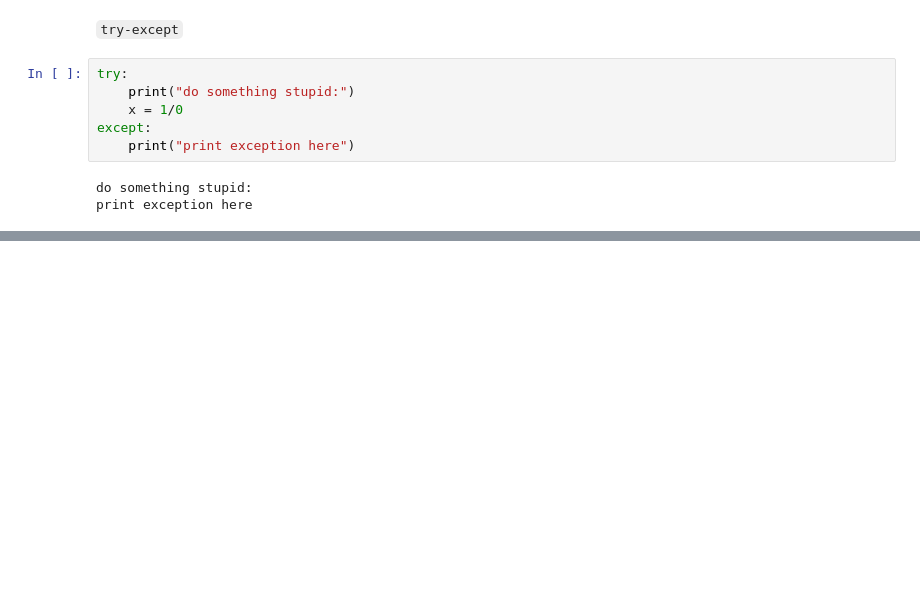
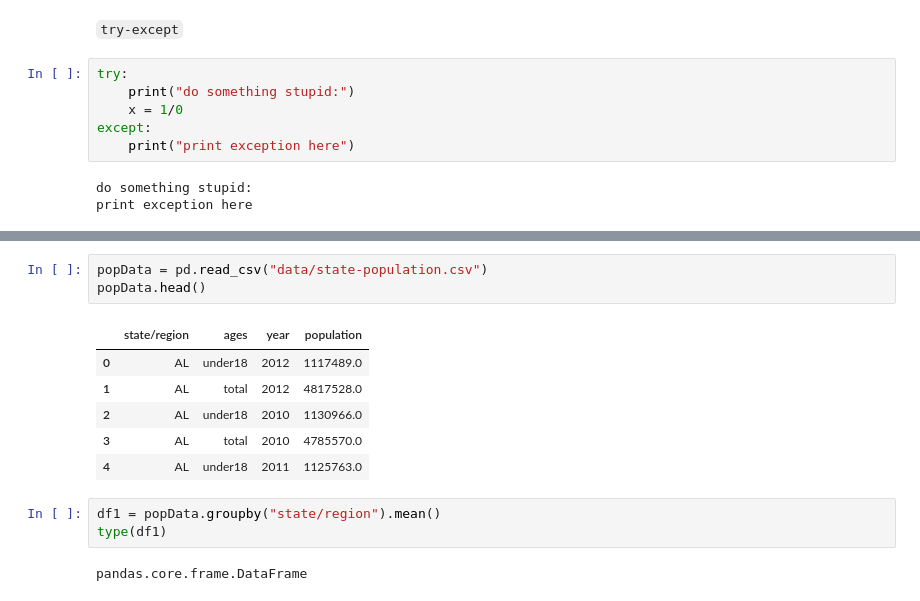
Before and after one commit to aidino/funix, a Jupyter notebook: others/c1-ontapcuoimon.ipynb, the cells around one changed output, grey strips where cells are left out. Saved outputs shown, nothing was run; the diff lists cells and outputs as text; blank space fills up the shorter version.

```diff
--- a/others/c1-ontapcuoimon.ipynb
+++ b/others/c1-ontapcuoimon.ipynb
@@ -181,0 +640,15 @@ Lý do chính là trong python, mọi thứ đều là `object`, do đó hàm c
+# %%
+popData = pd.read_csv("data/state-population.csv")
+popData.head()
+# %% [output]
+|  | state/region | ages | year | population |
+| 0 | AL | under18 | 2012 | 1117489.0 |
+| 1 | AL | total | 2012 | 4817528.0 |
+| 2 | AL | under18 | 2010 | 1130966.0 |
+| 3 | AL | total | 2010 | 4785570.0 |
+| 4 | AL | under18 | 2011 | 1125763.0 |
+# %%
+df1 = popData.groupby("state/region").mean()
+type(df1)
+# %% [output]
+pandas.core.frame.DataFrame
```
Also changed, not shown: parts of 91 cells of this notebook, 2 other files.
